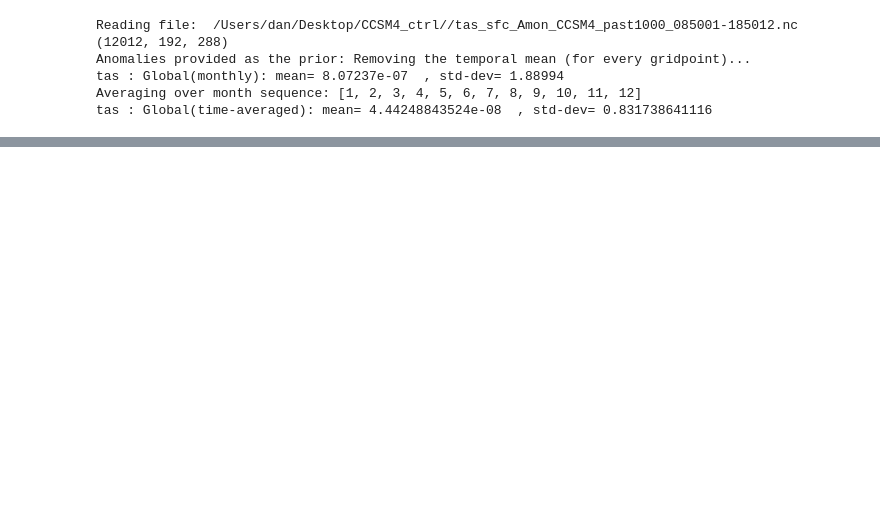
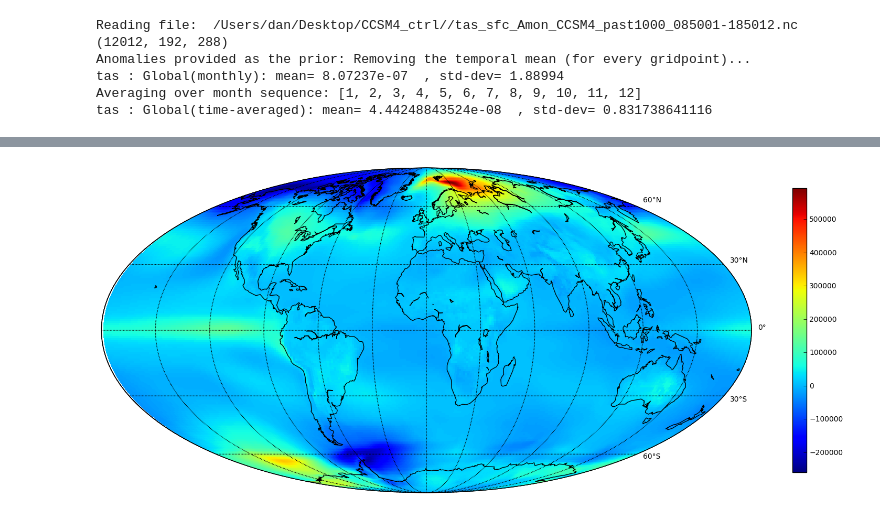
Before and after one commit to amrhein/LMR, a Jupyter notebook: ccsm4_lim1.ipynb, the cells around one changed output, grey strips where cells are left out. Cells and saved outputs as stored; diff of their text form; code cells hidden in the pictures; blank space fills up the shorter version.

```diff
--- a/ccsm4_lim1.ipynb
+++ b/ccsm4_lim1.ipynb
@@ -351,0 +300,67 @@ cbar.set_label('Normalized units')
+# %%
+# Network design bit
+time = np.arange(850,1851)
+data = np.reshape(dd['tas_sfc_Amon']['value'],[1001,-1])
+
+u,s,v = np.linalg.svd(data,full_matrices=False)
+kt = 8
+#data2 = np.dot((u[:,:kt]),np.diag(s[:kt]))
+data2 = u[:,:kt]
+
+ccsm4DF = pandas.DataFrame(data=data,index=time)
+ccsm4DF2 = pandas.DataFrame(data=data2,index=time)
+
+import t_subsample; reload(t_subsample); from t_subsample import t_subsample
+import getSkillGridded_ndesign; reload(getSkillGridded_ndesign); from getSkillGridded_ndesign import getSkillGridded_ndesign
+
+Dt,D0 = getSkillGridded_ndesign(ccsm4DF2,10,[1200,1800]);
+
+lon_g = dd['tas_sfc_Amon']['lon']
+lat_g = dd['tas_sfc_Amon']['lat']
+
+a,b=np.meshgrid(lon_g,lat_g)
+
+lonmin = 290
+lonmax = 350
+latmin = 20
+latmax = 70
+rf = np.zeros(55296)
+rf[((a>lonmin)&(a<lonmax)&(b>latmin)&(b<latmax)).flatten()] = 1
+
+vks = np.dot(np.diag(s[:kt]),v[:kt,:])
+
+# Derive weights that would be used to make a forecast in the region specified by rf
+#wts=np.dot(Dt,np.dot(np.linalg.pinv(D0),test))
+#wts=np.dot(np.dot(v[:kt,:].transpose(),np.linalg.pinv(D0).transpose()),np.dot(Dt.transpose(),np.dot(v[:kt,:],rf)))
+wts=np.dot(np.dot(vks.transpose(),np.linalg.pinv(D0).transpose()),np.dot(Dt.transpose(),np.dot(vks,rf)))
+
+rmap = wts.reshape(192,288)
+
+# Mask and plot with basemap
+
+plt.figure(figsize=(20,10))
+m = Basemap(projection='moll',llcrnrlat=-87,urcrnrlat=81,lon_0=0,\
+            llcrnrlon=0,urcrnrlon=360,resolution='c');
+# draw parallels and meridians.
+parallels = np.arange(-90.,90.,30.)
+# Label the meridians and parallels
+m.drawparallels(parallels,labels=[False,True,True,False])
+# Draw Meridians and Labels
+meridians = np.arange(-180.,181.,30.)
+m.drawmeridians(meridians)
+m.drawmapboundary(fill_color='white')
+
+x,y = np.meshgrid(lon_g[:], lat_g[:])
+
+ax = plt.gca()
+masked_array = np.ma.array(rmap, mask=np.isnan(rmap))
+cmap = matplotlib.cm.jet
+cmap.set_bad('white',1.0)
+
+im1 = m.pcolormesh(x,y,rmap,shading='flat',cmap=cmap,latlon=True);
+#im2 = m.pcolormesh(x,y,masked_array,shading='flat',cmap=cmap,latlon=True);
+m.drawcoastlines();
+cbar = plt.colorbar(shrink=.7)
+plt.show()
+# %% [output]
+[figure, added]
```
Also changed, not shown: parts of 4 cells of this notebook, 7 other files.
